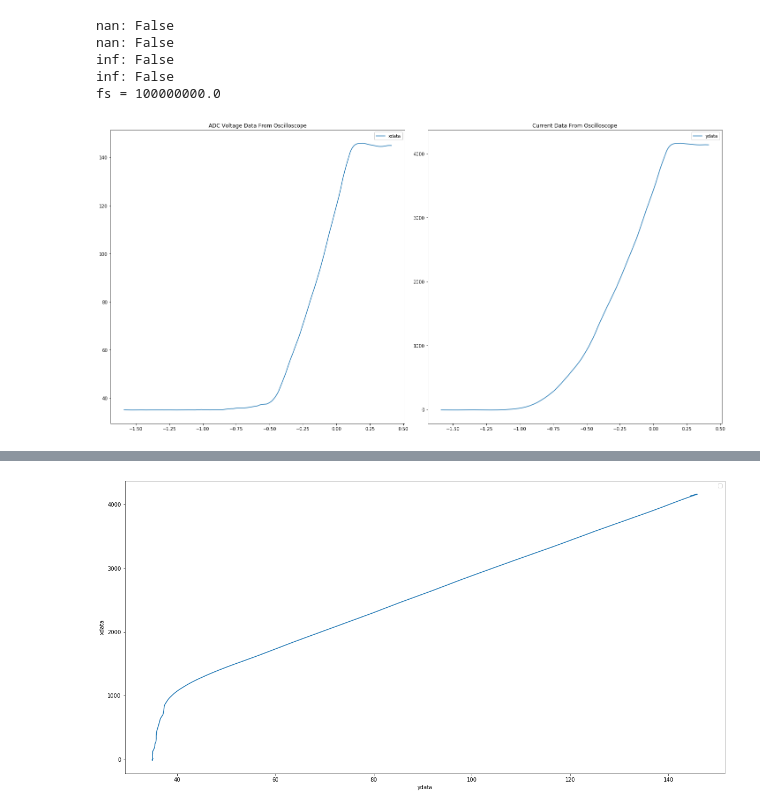
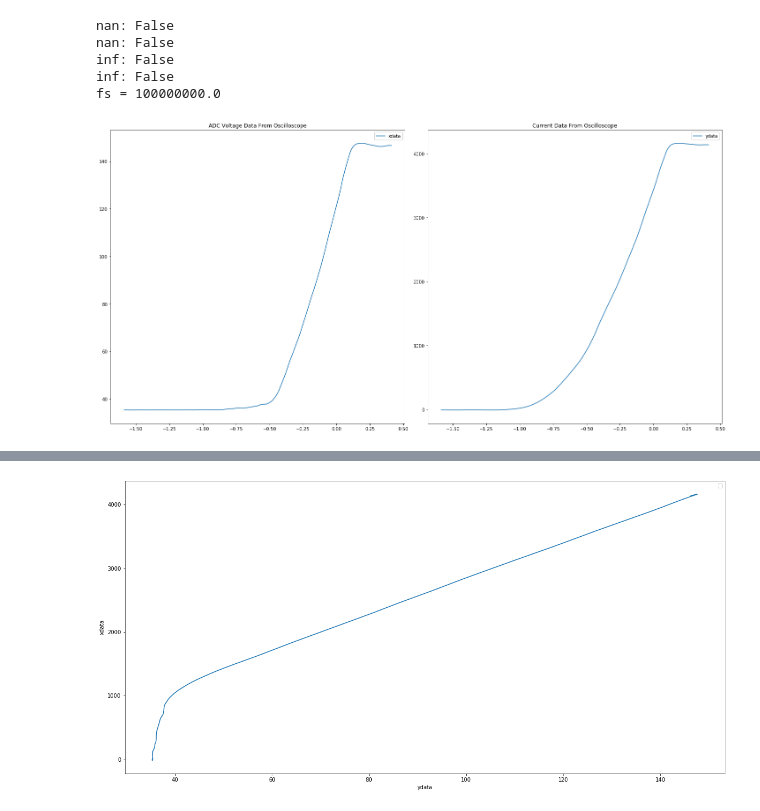
Before and after one commit to ZeniteSolar/MSC19, a Jupyter notebook: sensor/sensor4.ipynb, the cells around one changed output, grey strips where cells are left out. Drawn from its saved outputs; the diff is of its cells as text; code cells hidden in the pictures.

```diff
--- a/sensor/sensor4.ipynb
+++ b/sensor/sensor4.ipynb
@@ -329,7 +329,7 @@ import numpy as np
 data_file = "sensor4/all.csv"
 time, _, ydata, xdata, info_dict = read_oscilloscope_csv(data_file)
 
-xdata *= (1024 / 5)
+xdata *= (1024 / 4.941)
 ydata *= 100
 
 print(f'nan: {np.isnan(np.sum(xdata))}')
@@ -388,4 +387,4 @@ W0821 14:32:15.339424 140618330420864 legend.py:1282] No handles with labels fou
-[figure, old version]
+[figure, new version]
 # %%
 import pwlf
 import numpy as np
```
Also changed, not shown: parts of 2 cells of this notebook, 3 other files.
